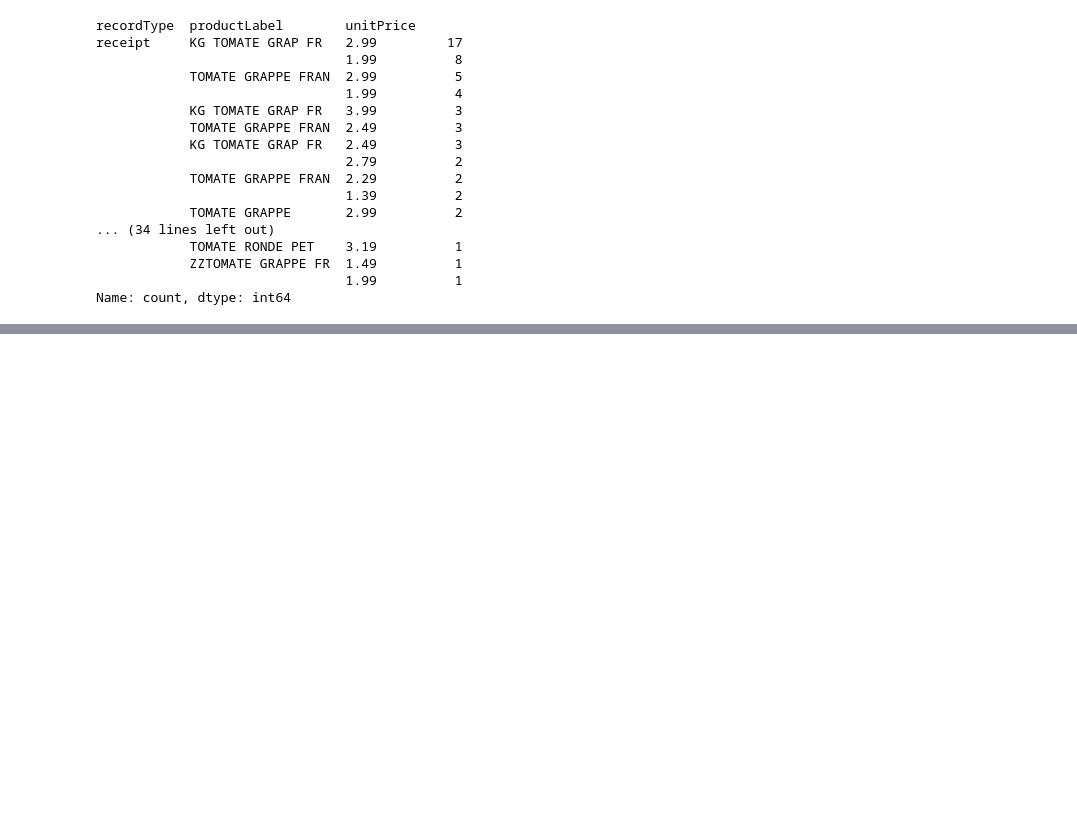
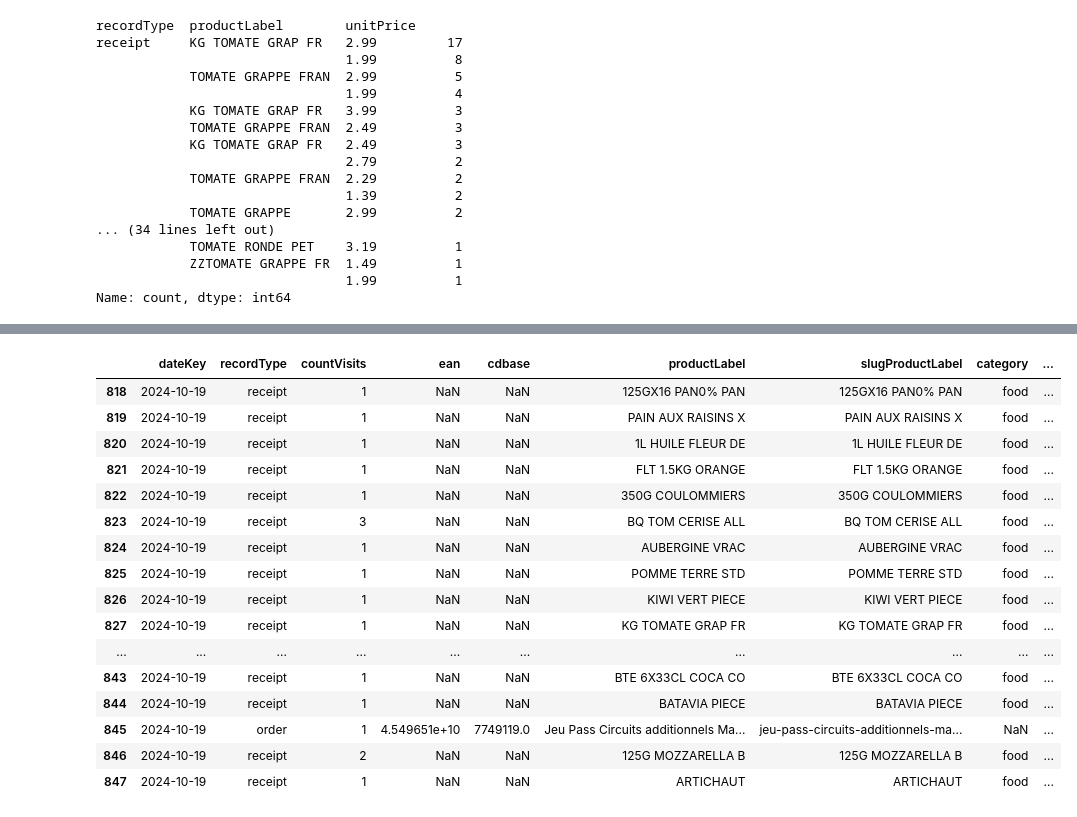
Before and after one commit to ChristopheVuong/carrefour_receipts, a Jupyter notebook: products_analysis.ipynb, the cells around one changed output, grey strips where cells are left out. Drawn from its saved outputs; the diff is of its cells as text; code cells hidden in the pictures; blank space fills up the shorter version.

```diff
--- a/products_analysis.ipynb
+++ b/products_analysis.ipynb
@@ -302,0 +623,20 @@ Name: count, dtype: int64
+# %%
+df_prod.query("(dateKey == @pd.to_datetime('2024-10-19'))")
+# %% [output]
+|  | dateKey | recordType | countVisits | ean | cdbase | productLabel | slugProductLabel | category | ... |
+| 818 | 2024-10-19 | receipt | 1 | NaN | NaN | 125GX16 PAN0% PAN | 125GX16 PAN0% PAN | food | ... |
+| 819 | 2024-10-19 | receipt | 1 | NaN | NaN | PAIN AUX RAISINS X | PAIN AUX RAISINS X | food | ... |
+| 820 | 2024-10-19 | receipt | 1 | NaN | NaN | 1L HUILE FLEUR DE | 1L HUILE FLEUR DE | food | ... |
+| 821 | 2024-10-19 | receipt | 1 | NaN | NaN | FLT 1.5KG ORANGE | FLT 1.5KG ORANGE | food | ... |
+| 822 | 2024-10-19 | receipt | 1 | NaN | NaN | 350G COULOMMIERS | 350G COULOMMIERS | food | ... |
+| 823 | 2024-10-19 | receipt | 3 | NaN | NaN | BQ TOM CERISE ALL | BQ TOM CERISE ALL | food | ... |
+| 824 | 2024-10-19 | receipt | 1 | NaN | NaN | AUBERGINE VRAC | AUBERGINE VRAC | food | ... |
+| 825 | 2024-10-19 | receipt | 1 | NaN | NaN | POMME TERRE STD | POMME TERRE STD | food | ... |
+| 826 | 2024-10-19 | receipt | 1 | NaN | NaN | KIWI VERT PIECE | KIWI VERT PIECE | food | ... |
+| 827 | 2024-10-19 | receipt | 1 | NaN | NaN | KG TOMATE GRAP FR | KG TOMATE GRAP FR | food | ... |
+| ... | ... | ... | ... | ... | ... | ... | ... | ... | ... |
+| 843 | 2024-10-19 | receipt | 1 | NaN | NaN | BTE 6X33CL COCA CO | BTE 6X33CL COCA CO | food | ... |
+| 844 | 2024-10-19 | receipt | 1 | NaN | NaN | BATAVIA PIECE | BATAVIA PIECE | food | ... |
+| 845 | 2024-10-19 | order | 1 | 4.549651e+10 | 7749119.0 | Jeu Pass Circuits additionnels Ma... | jeu-pass-circuits-additionnels-ma... | NaN | ... |
+| 846 | 2024-10-19 | receipt | 2 | NaN | NaN | 125G MOZZARELLA B | 125G MOZZARELLA B | food | ... |
+| 847 | 2024-10-19 | receipt | 1 | NaN | NaN | ARTICHAUT | ARTICHAUT | food | ... |
```
Also changed, not shown: parts of 34 cells of this notebook, 3 other files.
